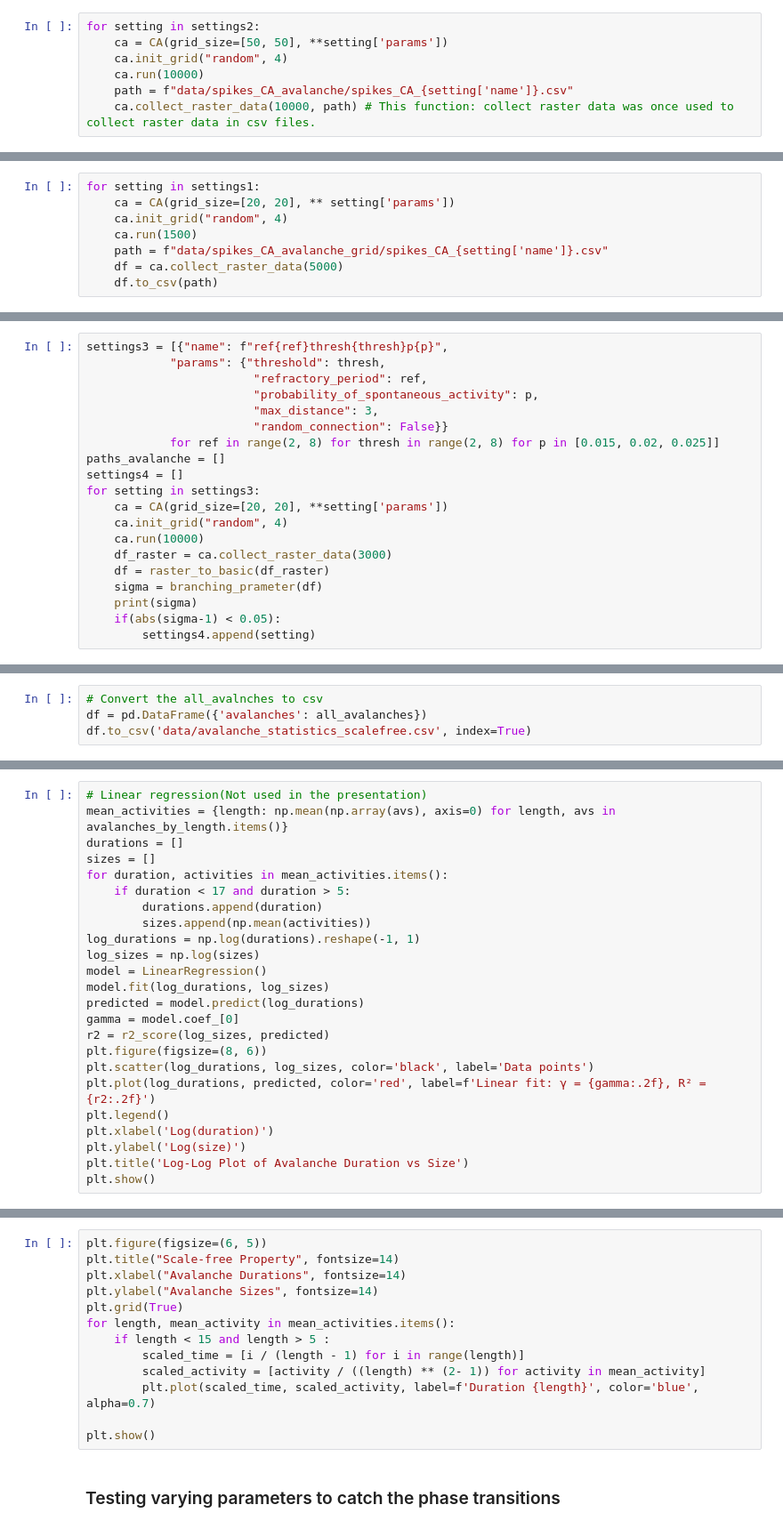
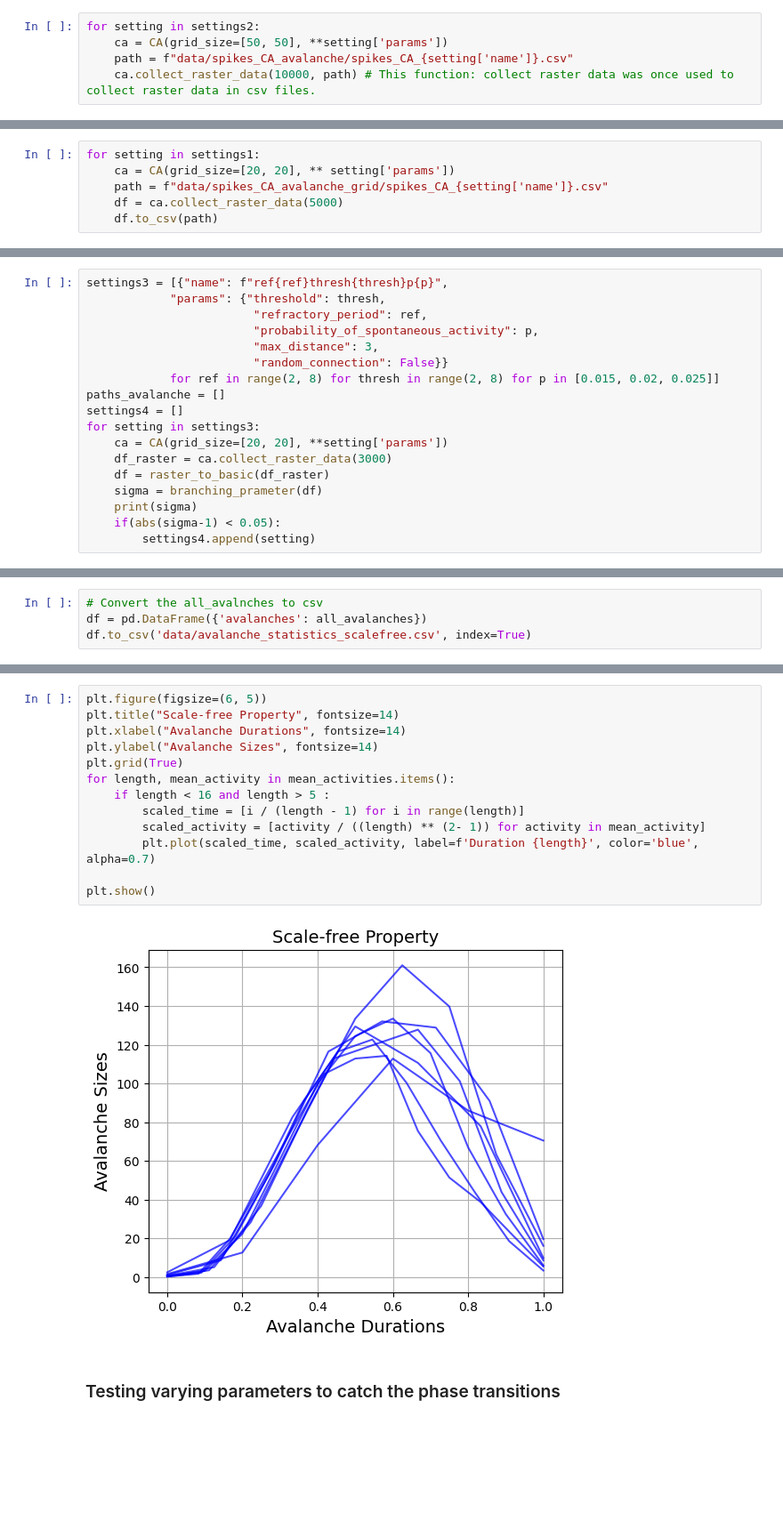
Before and after one commit to AmirSahrani/complex_system_simulation, a Jupyter notebook: analysis.ipynb, the cells around one changed output, grey strips where cells are left out. Shown at 89% size. Drawn from its saved outputs; the diff is of its cells as text; blank space fills up the shorter version.

Commit message:
"Analysis with figures"

```diff
--- a/analysis.ipynb
+++ b/analysis.ipynb
@@ -210,8 +258,6 @@ This is used to store raster data, which is not used later.
 # %%
 for setting in settings2:
     ca = CA(grid_size=[50, 50], **setting['params'])
-    ca.init_grid("random", 4)
-    ca.run(10000)
     path = f"data/spikes_CA_avalanche/spikes_CA_{setting['name']}.csv"
     ca.collect_raster_data(10000, path) # This function: collect raster data was once used to collect raster data in csv files.
 # %% [markdown]
@@ -219,8 +265,6 @@ This is used to store raster data for different patterns, which is also used plo
 # %%
 for setting in settings1:
     ca = CA(grid_size=[20, 20], ** setting['params'])
-    ca.init_grid("random", 4)
-    ca.run(1500)
     path = f"data/spikes_CA_avalanche_grid/spikes_CA_{setting['name']}.csv"
     df = ca.collect_raster_data(5000)
     df.to_csv(path)
@@ -238,8 +282,6 @@ paths_avalanche = []
 settings4 = []
 for setting in settings3:
     ca = CA(grid_size=[20, 20], **setting['params'])
-    ca.init_grid("random", 4)
-    ca.run(10000)
     df_raster = ca.collect_raster_data(3000)
     df = raster_to_basic(df_raster)
     sigma = branching_prameter(df)
@@ -394,24 +455,0 @@ plt.show()
-# %%
-# Linear regression(Not used in the presentation)
-mean_activities = {length: np.mean(np.array(avs), axis=0) for length, avs in avalanches_by_length.items()}
-durations = []
-sizes = []
-for duration, activities in mean_activities.items():
-    if duration < 17 and duration > 5:
-        durations.append(duration)
-        sizes.append(np.mean(activities))
-log_durations = np.log(durations).reshape(-1, 1)
-log_sizes = np.log(sizes)
-model = LinearRegression()
-model.fit(log_durations, log_sizes)
-predicted = model.predict(log_durations)
-gamma = model.coef_[0]
-r2 = r2_score(log_sizes, predicted)
-plt.figure(figsize=(8, 6))
-plt.scatter(log_durations, log_sizes, color='black', label='Data points')
-plt.plot(log_durations, predicted, color='red', label=f'Linear fit: γ = {gamma:.2f}, R² = {r2:.2f}')
-plt.legend()
-plt.xlabel('Log(duration)')
-plt.ylabel('Log(size)')
-plt.title('Log-Log Plot of Avalanche Duration vs Size')
-plt.show()
@@ -420,16 +460,18 @@ plt.show()
 # %%
 plt.figure(figsize=(6, 5))
 plt.title("Scale-free Property", fontsize=14)
 plt.xlabel("Avalanche Durations", fontsize=14)
 plt.ylabel("Avalanche Sizes", fontsize=14)
 plt.grid(True)
 for length, mean_activity in mean_activities.items():
-    if length < 15 and length > 5 :
+    if length < 16 and length > 5 :
         scaled_time = [i / (length - 1) for i in range(length)]
         scaled_activity = [activity / ((length) ** (2- 1)) for activity in mean_activity]
         plt.plot(scaled_time, scaled_activity, label=f'Duration {length}', color='blue', alpha=0.7)
 
 plt.show()
+# %% [output]
+[figure, added]
 # %% [markdown]
 
 ### Testing varying parameters to catch the phase transitions
```
Also changed, not shown: parts of 25 cells of this notebook, 13 other files.
